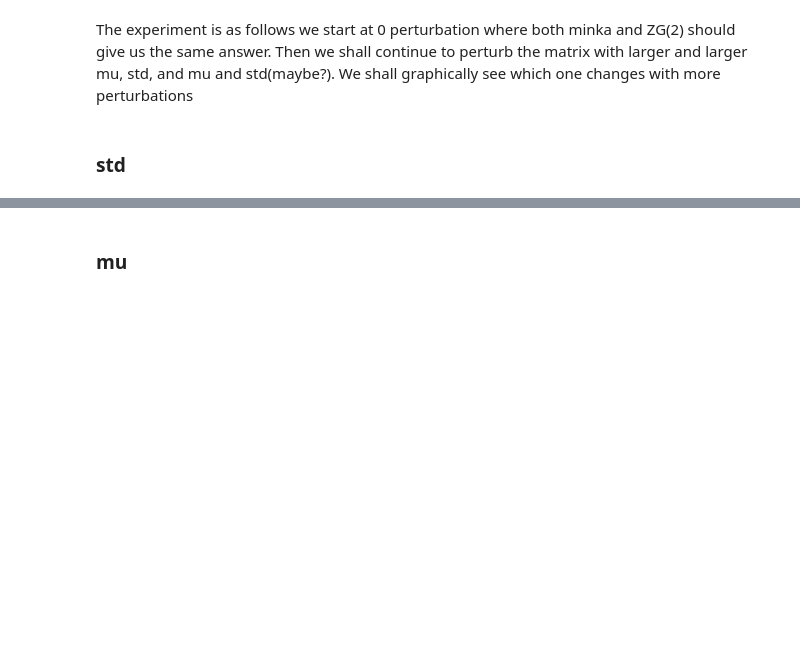
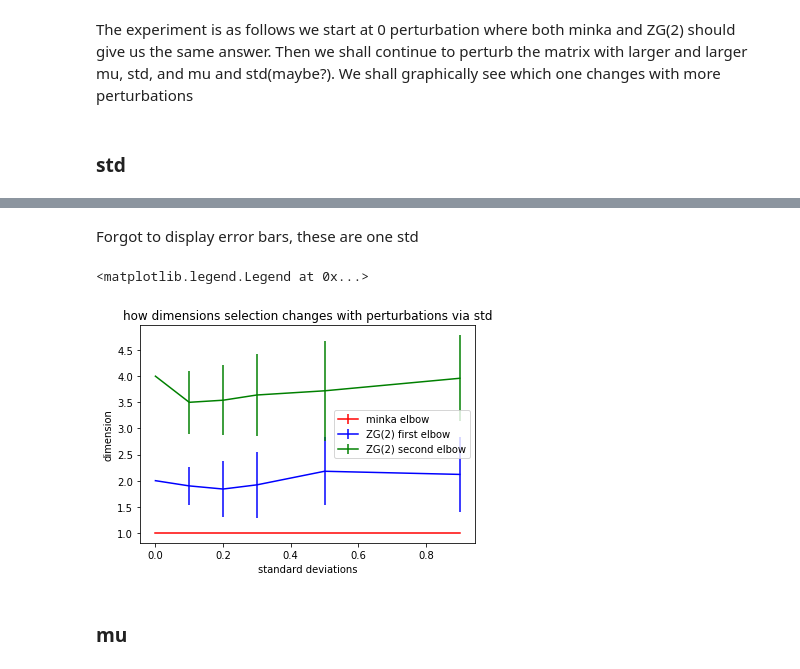
Before and after one commit to dfrancisco1998/ndd_stuff, a Jupyter notebook: sprint2/Sprint 2 basics.ipynb, the cells around one changed output, grey strips where cells are left out. Drawn from its saved outputs; the diff is of its cells as text; code cells hidden in the pictures; blank space fills up the shorter version.

```diff
--- a/sprint2/Sprint 2 basics.ipynb
+++ b/sprint2/Sprint 2 basics.ipynb
@@ -187,3 +203,18 @@ plt.show()
+# %% [markdown]
+Forgot to display error bars, these are one std
+# %%
+import matplotlib.pyplot as plt
+fig, ax = plt.subplots()
+
+ax.errorbar(stds, m_est, yerr=m_est_var, c = 'red', label = 'minka elbow')
+ax.errorbar(stds, zg_est[:, 0], yerr=np.asarray(zg_est_var)[:, 0], c = 'blue', label = 'ZG(2) first elbow')
+ax.errorbar(stds, zg_est[:, 1], yerr=np.asarray(zg_est_var)[:, 1], c = 'green', label = 'ZG(2) second elbow')
+plt.title("how dimensions selection changes with perturbations via std")
+ax.set(xlabel = "standard deviations", ylabel="dimension")
+ax.legend()
+# %% [output]
+<matplotlib.legend.Legend at 0x...>
+[figure, added]
 # %% [markdown]
 ### mu
 # %%
```
Also changed, not shown: parts of 9 cells of this notebook.
